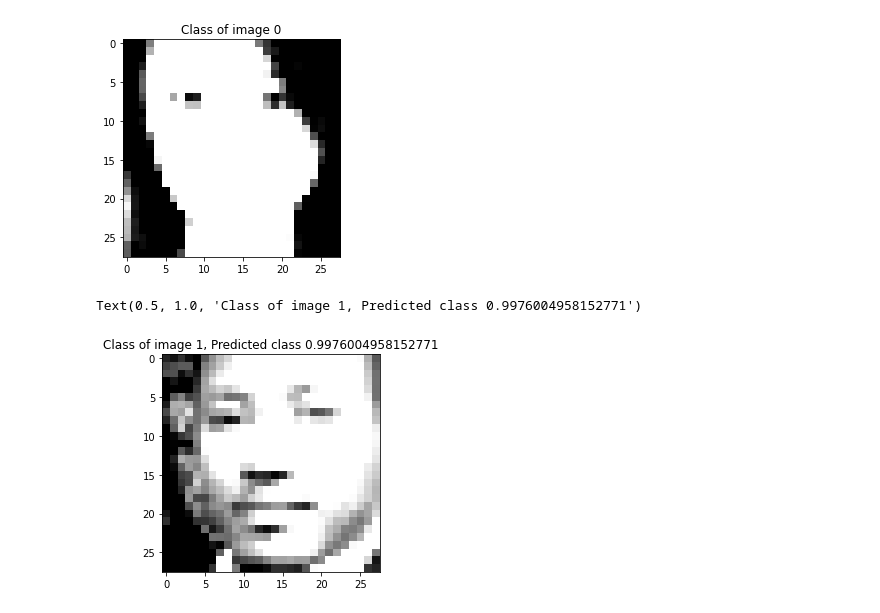
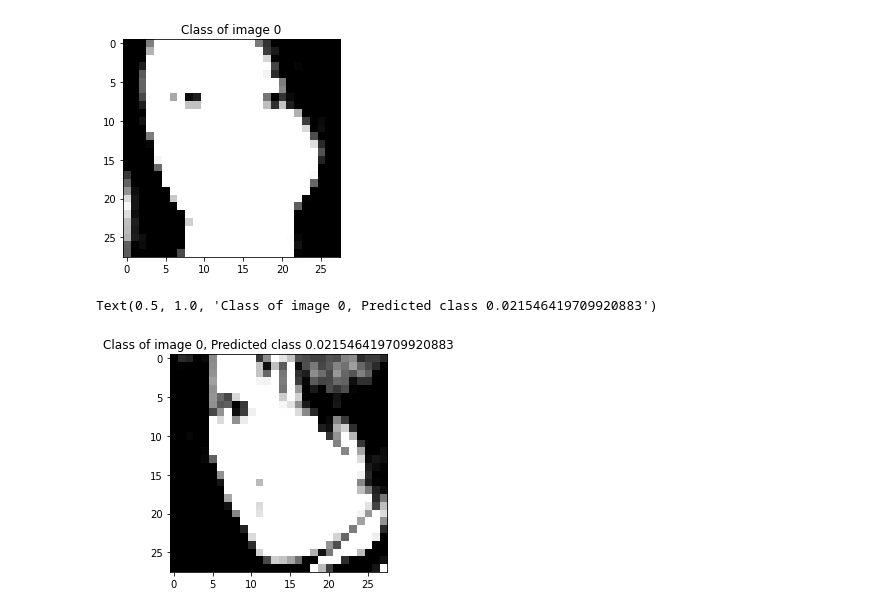
Before and after one commit to Goalt/genderfacerecognition, a Jupyter notebook: code.ipynb, the cells around one changed output. Cells and saved outputs as stored; diff of their text form; code cells hidden in the pictures.

```diff
--- a/code.ipynb
+++ b/code.ipynb
@@ -107,7 +107,7 @@ def setTorchRandomState(randomState):
     torch.backends.cudnn.benchmark = False
 
 
-def getTrainDataLoader(path, transforms, batch_size, shuffle):
+def getDataLoader(path, transforms, batch_size, shuffle):
     trainDataset = datasets.ImageFolder(path, transform=transforms)
     trainLoader = torch.utils.data.DataLoader(trainDataset, batch_size=batch_size, shuffle=shuffle, num_workers=4, pin_memory=True)
 
@@ -123,7 +123,16 @@ trainTransforms = transforms.Compose([
     transforms.Normalize((0.1307,), (0.3081,))
 ])
 
-trainDataLoader = getTrainDataLoader('./train', transforms=trainTransforms, batch_size=32, shuffle=True)
+trainDataLoader = getDataLoader('./train', transforms=trainTransforms, batch_size=32, shuffle=True)
+
+valTransforms = transforms.Compose([
+    transforms.ToTensor(),
+    transforms.Grayscale(num_output_channels=1),
+    transforms.Resize((28, 28)),
+    transforms.Normalize((0.1307,), (0.3081,))
+])
+
+valDataLoader = getDataLoader('./val', transforms=valTransforms, batch_size=32, shuffle=True)
 
 inputs, classes = next(iter(trainDataLoader))
 plt.imshow(inputs[0][0], cmap='gray', vmin=0, vmax=1)
@@ -187,7 +196,7 @@ def lossBatch(model, inputs, classes, opt, lossFunc):
 
     return loss.item(), correct.item(), inputs.shape[0]
 
-def train(model, trainDataLoader, opt, lossFunc, epochs):
+def train(model, trainDataLoader, valDataLoader, opt, lossFunc, epochs):
     for epoch in range(epochs):
         model.train()
         trainBatchLoss = 0
@@ -198,25 +207,39 @@ def train(model, trainDataLoader, opt, lossFunc, epochs):
             trainBatchLoss += loss / batchSize
             trainBatchAcc += correct / batchSize
 
-
         trainBatchLoss = trainBatchLoss / len(trainDataLoader)
         trainBatchAcc = trainBatchAcc / len(trainDataLoader)
-        print('Epoch : {}, Average Train Loss : {}, Average Train Accuracy : {}'.format(epoch, trainBatchLoss, trainBatchAcc), flush=True)
 
+        model.eval()
+        valBatchAcc = 0
+        for inputs, classes in tqdm(valDataLoader):
+            batchSize = inputs.shape[0]
+            inputs = inputs.cuda()
+            classes = classes.cuda()
+            classes = classes.view(classes.shape[0], 1).to(torch.float32)
+            outputs = model(inputs.to(torch.float32))
+            results = torch.round(F.sigmoid(outputs))
+            correct = (classes.eq(results.to(torch.float32))).sum()
+
+            valBatchAcc += correct.item() / batchSize
+
+        valBatchAcc = valBatchAcc / len(valDataLoader)
+
+        print('Epoch : {}, Average Train Loss : {}, Average Train Accuracy : {}, Average Val Accuracy : {}'.format(epoch, trainBatchLoss, trainBatchAcc, valBatchAcc), flush=True)
 
 opt = torch.optim.Adam(model.parameters(), lr=0.001)
 lossFunc = torch.nn.BCEWithLogitsLoss()
-train(model, trainDataLoader, opt, lossFunc, 20)
+train(model, trainDataLoader, valDataLoader, opt, lossFunc, 20)
 
-torch.save(model, './gfcr_v1.pt')
+# torch.save(model, './gfcr_v1.pt')
 # %%
-inputs, classes = next(iter(trainDataLoader))
+inputs, classes = next(iter(valDataLoader))
 inputs = inputs.cuda()
 output = model.predict(inputs)
 
 inputs = inputs.cpu()
 plt.imshow(inputs[0][0], cmap='gray', vmin=0, vmax=1)
 plt.title('Class of image {}, Predicted class {}'.format(classes[0], output[0].item()))
 # %% [output]
-Text(0.5, 1.0, 'Class of image 1, Predicted class 0.9976004958152771')
+Text(0.5, 1.0, 'Class of image 0, Predicted class 0.021546419709920883')
-[figure, old version]
+[figure, new version]
```
Also changed, not shown: parts of 2 cells of this notebook, 1 other file.
